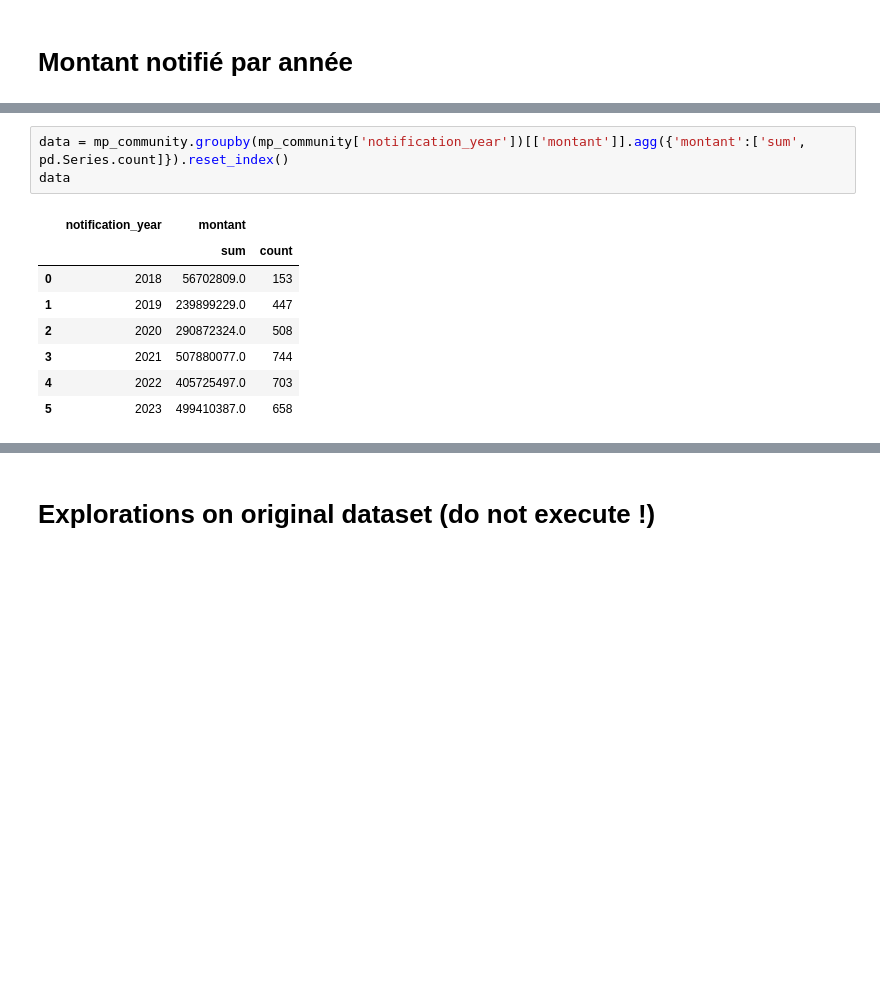
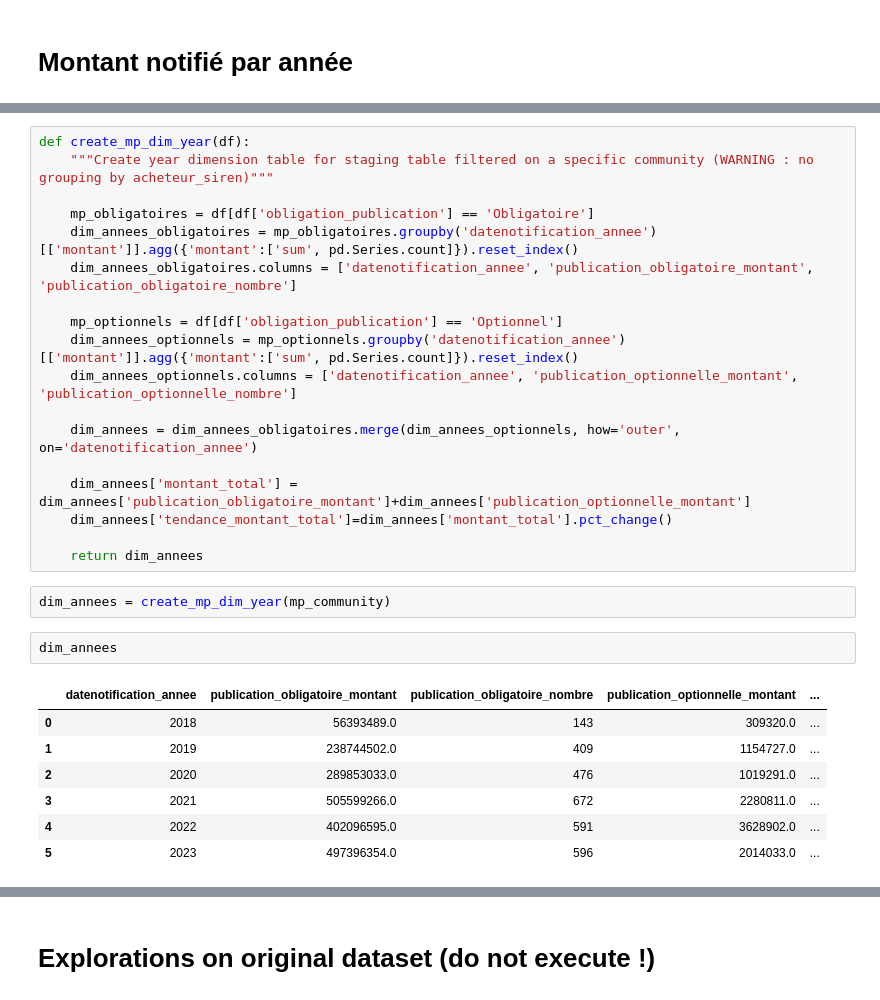
Before and after one commit to Jo-Lord/D4G_EP_DA, a Jupyter notebook: 2025-03-01_MP_CC.ipynb, the cells around one changed output, grey strips where cells are left out. Saved outputs shown, nothing was run; the diff lists cells and outputs as text; blank space fills up the shorter version.

```diff
--- a/2025-03-01_MP_CC.ipynb
+++ b/2025-03-01_MP_CC.ipynb
@@ -203,16 +204,34 @@ mp_community.head()
 | 293247 | 216901231 | COM | Lyon | 21690123100011 | [AIR CHARTER SERVICE] | 1 | ... |
 | 293248 | 216901231 | COM | Lyon | 21690123100011 | [ADG ENERGY-] | 1 | ... |
 | 293249 | 216901231 | COM | Lyon | 21690123100011 | [MMCI ART LOGISTICS] | 1 | ... |
-# %%
-data = mp_community.groupby(mp_community['notification_year'])[['montant']].agg({'montant':['sum', pd.Series.count]}).reset_index()
-data
-# %% [output]
-|  | notification_year | montant |  |
-|  |  | sum | count |
-| 0 | 2018 | 56702809.0 | 153 |
-| 1 | 2019 | 239899229.0 | 447 |
-| 2 | 2020 | 290872324.0 | 508 |
-| 3 | 2021 | 507880077.0 | 744 |
-| 4 | 2022 | 405725497.0 | 703 |
-| 5 | 2023 | 499410387.0 | 658 |
+# %%
+def create_mp_dim_year(df):
+    """Create year dimension table for staging table filtered on a specific community (WARNING : no grouping by acheteur_siren)"""
+
+    mp_obligatoires = df[df['obligation_publication'] == 'Obligatoire']
+    dim_annees_obligatoires = mp_obligatoires.groupby('datenotification_annee')[['montant']].agg({'montant':['sum', pd.Series.count]}).reset_index()
+    dim_annees_obligatoires.columns = ['datenotification_annee', 'publication_obligatoire_montant', 'publication_obligatoire_nombre']
+
+    mp_optionnels = df[df['obligation_publication'] == 'Optionnel']
+    dim_annees_optionnels = mp_optionnels.groupby('datenotification_annee')[['montant']].agg({'montant':['sum', pd.Series.count]}).reset_index()
+    dim_annees_optionnels.columns = ['datenotification_annee', 'publication_optionnelle_montant', 'publication_optionnelle_nombre']
+
+    dim_annees = dim_annees_obligatoires.merge(dim_annees_optionnels, how='outer', on='datenotification_annee')
+
+    dim_annees['montant_total'] = dim_annees['publication_obligatoire_montant']+dim_annees['publication_optionnelle_montant']
+    dim_annees['tendance_montant_total']=dim_annees['montant_total'].pct_change()
+
+    return dim_annees
+# %%
+dim_annees = create_mp_dim_year(mp_community)
+# %%
+dim_annees
+# %% [output]
+|  | datenotification_annee | publication_obligatoire_montant | publication_obligatoire_nombre | publication_optionnelle_montant | ... |
+| 0 | 2018 | 56393489.0 | 143 | 309320.0 | ... |
+| 1 | 2019 | 238744502.0 | 409 | 1154727.0 | ... |
+| 2 | 2020 | 289853033.0 | 476 | 1019291.0 | ... |
+| 3 | 2021 | 505599266.0 | 672 | 2280811.0 | ... |
+| 4 | 2022 | 402096595.0 | 591 | 3628902.0 | ... |
+| 5 | 2023 | 497396354.0 | 596 | 2014033.0 | ... |
 # %%
```
Also changed, not shown: parts of 8 cells of this notebook, 1 other file.
